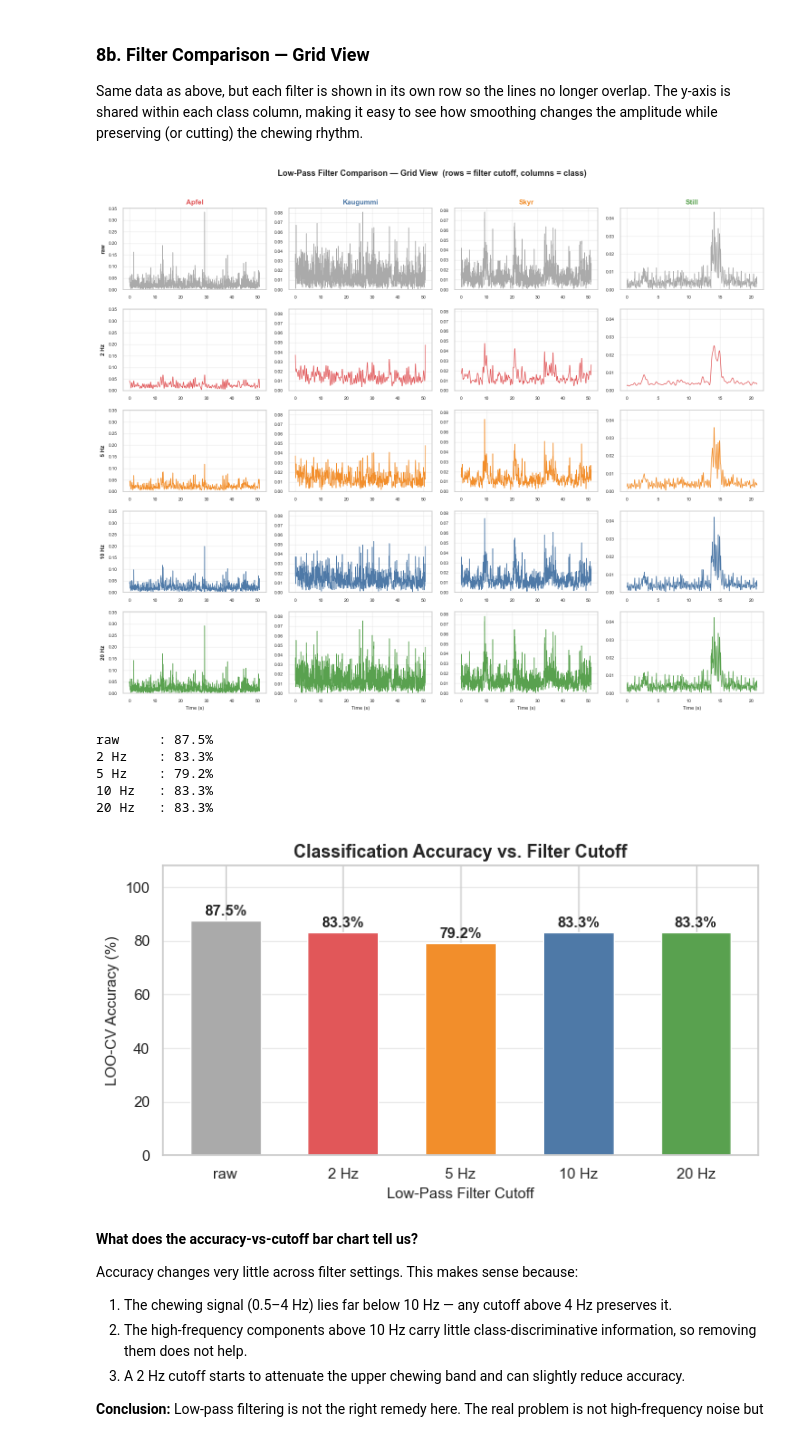
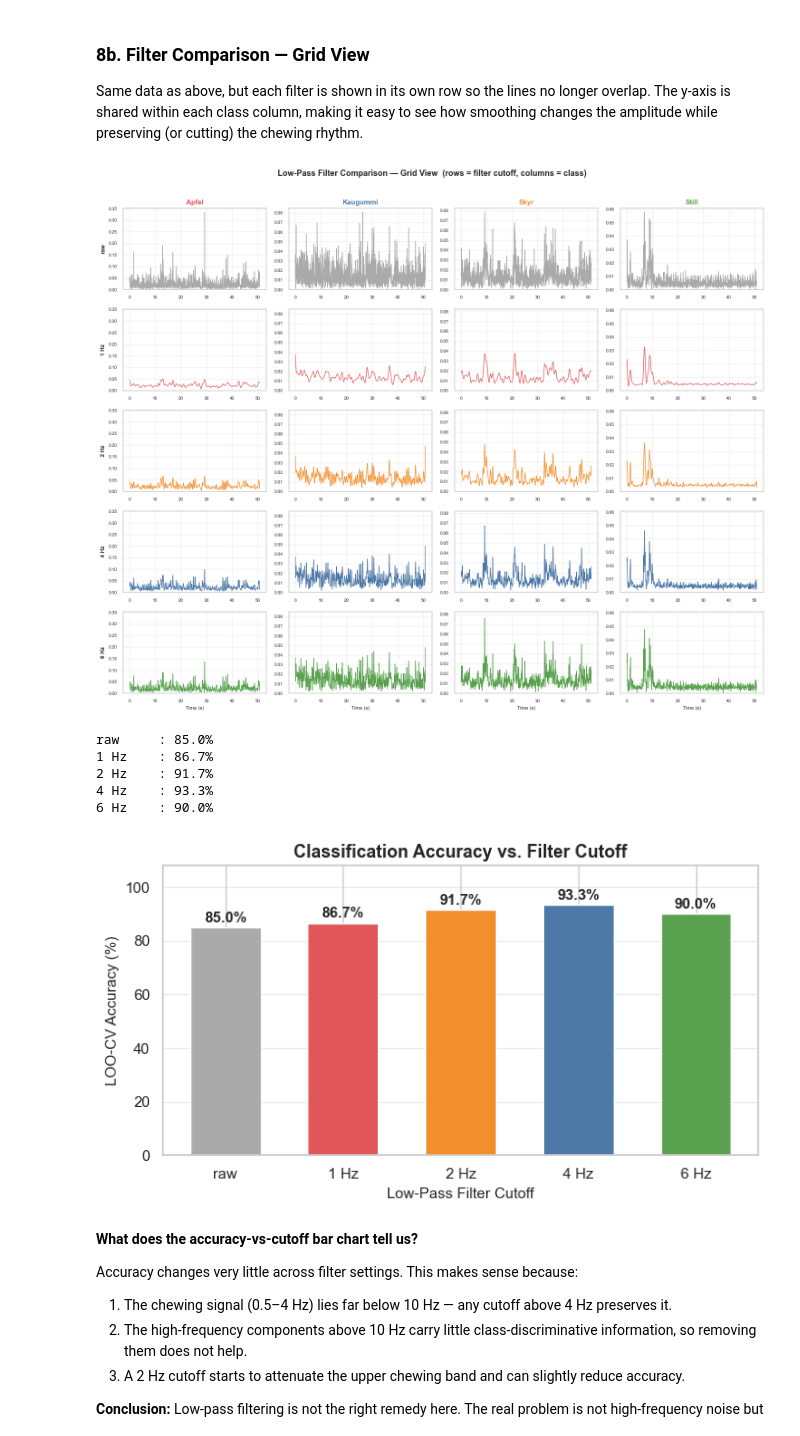
Before and after one commit to karstensjonah-design/ML4CS-group-ChewML, a Jupyter notebook: notebooks/02_analysis.ipynb, the cells around one changed output. Drawn from its saved outputs; the diff is of its cells as text; code cells hidden in the pictures.

```diff
--- a/notebooks/02_analysis.ipynb
+++ b/notebooks/02_analysis.ipynb
@@ -378,7 +388,7 @@ signal while reducing noise.
 # %%
 from scipy.signal import butter, sosfiltfilt
 
-CUTOFFS = [None, 2, 5, 10, 20]  # Hz; None = no filter
+CUTOFFS = [None, 1, 2, 4, 6]  # Hz; None = no filter
 
 def apply_lpf(signal: np.ndarray, cutoff, fs: float = FS, order: int = 4) -> np.ndarray:
     if cutoff is None:
@@ -389,7 +399,7 @@ def apply_lpf(signal: np.ndarray, cutoff, fs: float = FS, order: int = 4) -> np.
 
 # ── Signal visualisation ──────────────────────────────────────────────────
 LP_COLORS = ["#aaaaaa", "#e15759", "#f28e2b", "#4e79a7", "#59a14f"]
-LP_LABELS = ["raw", "2 Hz", "5 Hz", "10 Hz", "20 Hz"]
+LP_LABELS = ["raw", "1 Hz", "2 Hz", "4 Hz", "6 Hz"]
 LP_LW     = [0.6,   1.6,    1.6,    1.6,     1.6]
 LP_ALPHA  = [0.45,  0.95,   0.95,   0.95,    0.95]
 
@@ -426,40 +436,40 @@ changes the amplitude while preserving (or cutting) the chewing rhythm.
 # 5 rows (filter cutoff) × 4 columns (class)
 # sharey='col' keeps the same y-scale within each class so amplitudes are comparable
 LP_COLORS_G = ["#aaaaaa", "#e15759", "#f28e2b", "#4e79a7", "#59a14f"]
-LP_LABELS_G = ["raw", "2 Hz", "5 Hz", "10 Hz", "20 Hz"]
+LP_LABELS_G = ["raw", "1 Hz", "2 Hz", "4 Hz", "6 Hz"]
 
 fig, axes = plt.subplots(5, 4, figsize=(15, 12), sharey="col")
 
 for col, cls in enumerate(CLASSES):
     df  = preprocessed[cls][0]
     t   = df["seconds_elapsed"] - df["seconds_elapsed"].iloc[0]
     mag = df["magnitude"].values
 
     for row, (cutoff, color, label) in enumerate(
         zip(CUTOFFS, LP_COLORS_G, LP_LABELS_G)
     ):
         ax = axes[row][col]
         ax.plot(t, apply_lpf(mag, cutoff), color=color, linewidth=1.0)
         ax.set_ylim(bottom=0)
         ax.grid(True, alpha=0.3)
         ax.tick_params(labelsize=7)
 
         if row == 0:
             ax.set_title(cls, fontsize=11, fontweight="bold", color=COLORS[cls])
         if col == 0:
             ax.set_ylabel(label, fontsize=9, fontweight="bold")
         if row == 4:
             ax.set_xlabel("Time (s)", fontsize=8)
 
 fig.suptitle(
     "Low-Pass Filter Comparison — Grid View  "
     "(rows = filter cutoff, columns = class)",
     fontsize=13, fontweight="bold", y=1.01,
 )
 plt.tight_layout()
 plt.show()
 # %% [output]
-[figure, old version]
+[figure, new version]
 # %%
 # ── LOO accuracy per filter cutoff ───────────────────────────────────────
 acc_results = []
@@ -503,12 +513,12 @@ ax.grid(True, axis="y", alpha=0.4)
 plt.tight_layout()
 plt.show()
 # %% [output]
-raw     : 87.5%
-2 Hz    : 83.3%
-5 Hz    : 79.2%
-10 Hz   : 83.3%
-20 Hz   : 83.3%
+raw     : 85.0%
+1 Hz    : 86.7%
+2 Hz    : 91.7%
+4 Hz    : 93.3%
+6 Hz    : 90.0%
-[figure, old version]
+[figure, new version]
 # %% [markdown]
 **What does the accuracy-vs-cutoff bar chart tell us?**
 
```
Also changed, not shown: parts of 20 cells of this notebook, 51 other files.
